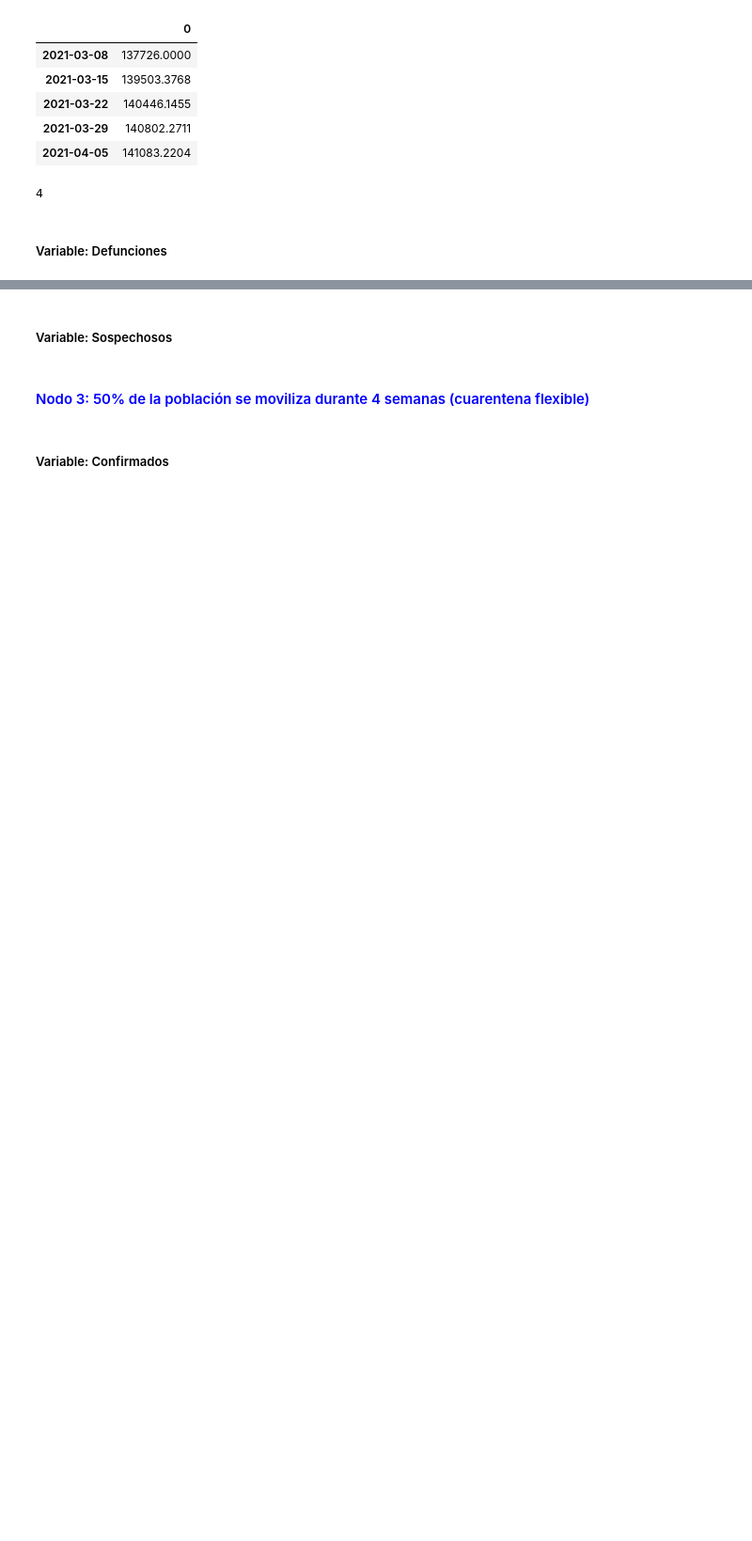
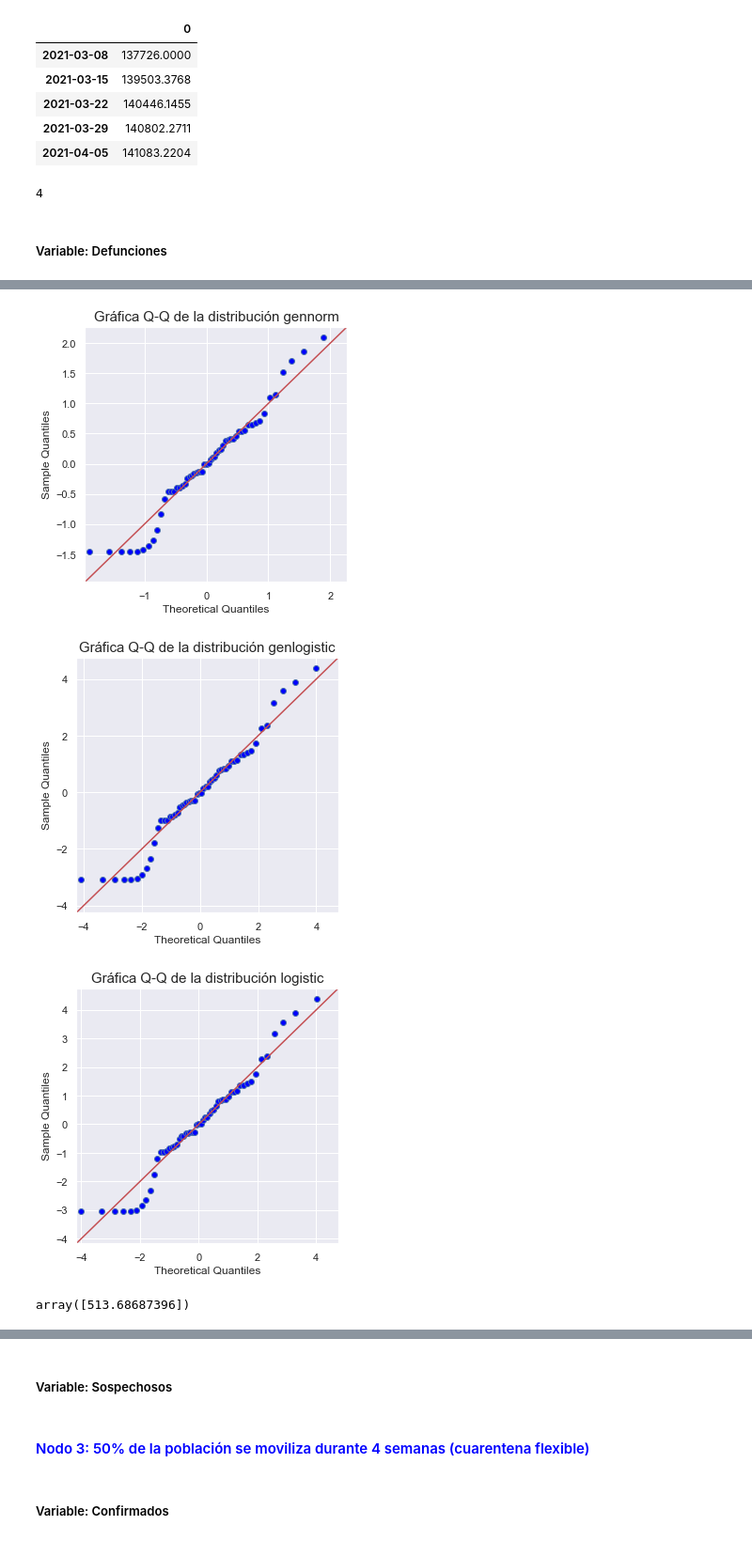
Before and after one commit to Miriam1999/proyecto_modulo1, a Jupyter notebook: ProyectoModulo1_MedellínM_OrtizM.ipynb, the cells around one changed output, grey strips where cells are left out. Shown at 94% size. Cells and saved outputs as stored; diff of their text form; code cells hidden in the pictures; blank space fills up the shorter version.

```diff
--- a/ProyectoModulo1_MedellínM_OrtizM.ipynb
+++ b/ProyectoModulo1_MedellínM_OrtizM.ipynb
@@ -563,0 +620,14 @@ classification(sim5.iloc[-1][0], data_hospitalizados["Hospitalizados"])
+# %%
+# Hacer las gráficas de cuartil cuartil
+best3 = ["gennorm", "genlogistic", "logistic"]
+graficas_qq(best3, x3)
+# %% [output]
+[figure, added]
+[figure, added]
+[figure, added]
+# %%
+# Obtener la bandwidth con la función en lugar de un array con KDEMultivariate
+bandwidth_opt3 = bandwidth_KDEM(x3)
+bandwidth_opt3
+# %% [output]
+array([513.68687396])
```
Also changed, not shown: parts of 12 cells of this notebook, 2 other files.
